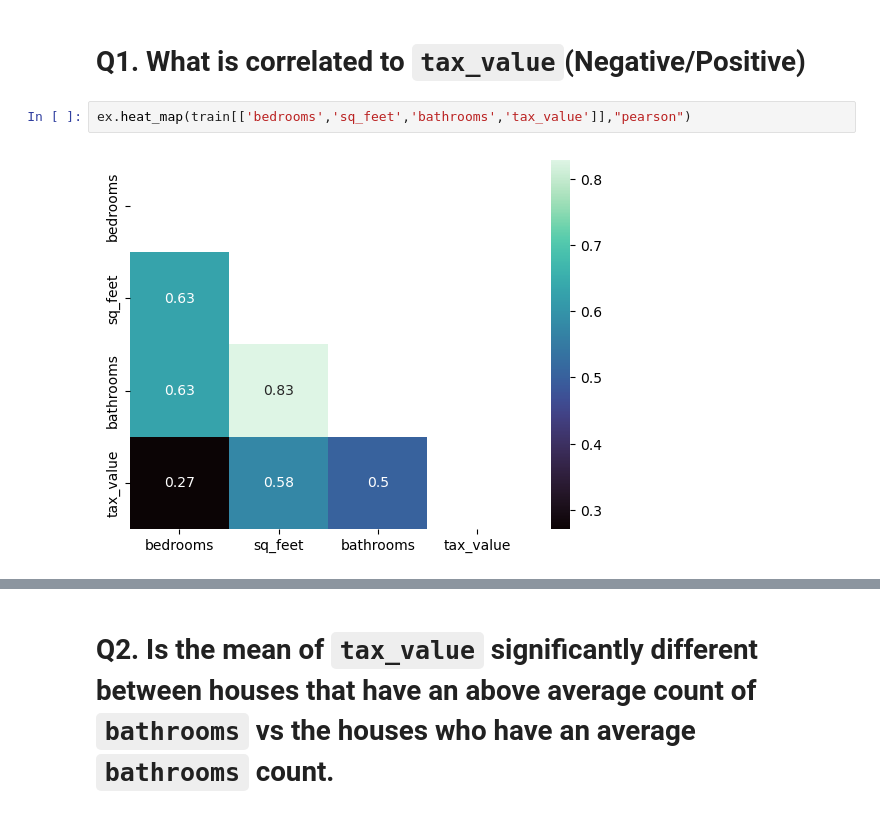
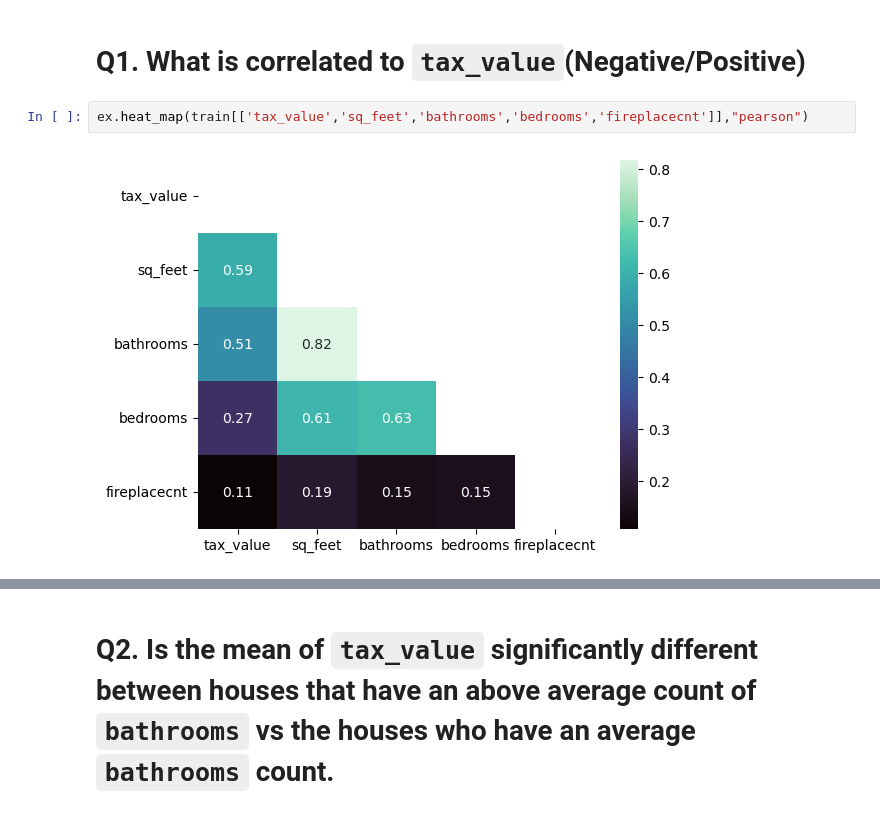
Before and after one commit to brandontnavarrete/estimating-home-value, a Jupyter notebook: final_notebook.ipynb, the cells around one changed output, grey strips where cells are left out. Saved outputs shown, nothing was run; the diff lists cells and outputs as text.

```diff
--- a/final_notebook.ipynb
+++ b/final_notebook.ipynb
@@ -107,9 +83,9 @@ train, validate, test = wr.split_data(df)
 # %% [markdown]
 # Q1. What is correlated to `tax_value`(Negative/Positive)
 # %%
-ex.heat_map(train[['bedrooms','sq_feet','bathrooms','tax_value']],"pearson")
+ex.heat_map(train[['tax_value','sq_feet','bathrooms','bedrooms','fireplacecnt']],"pearson")
 # %% [output]
-[figure, old version]
+[figure, new version]
 # %%
 # creating a line plot to show the correlation between sq_feet and tax _vale
 # creating a figures dimensions
```
Also changed, not shown: parts of 22 cells of this notebook, 1 other file.
